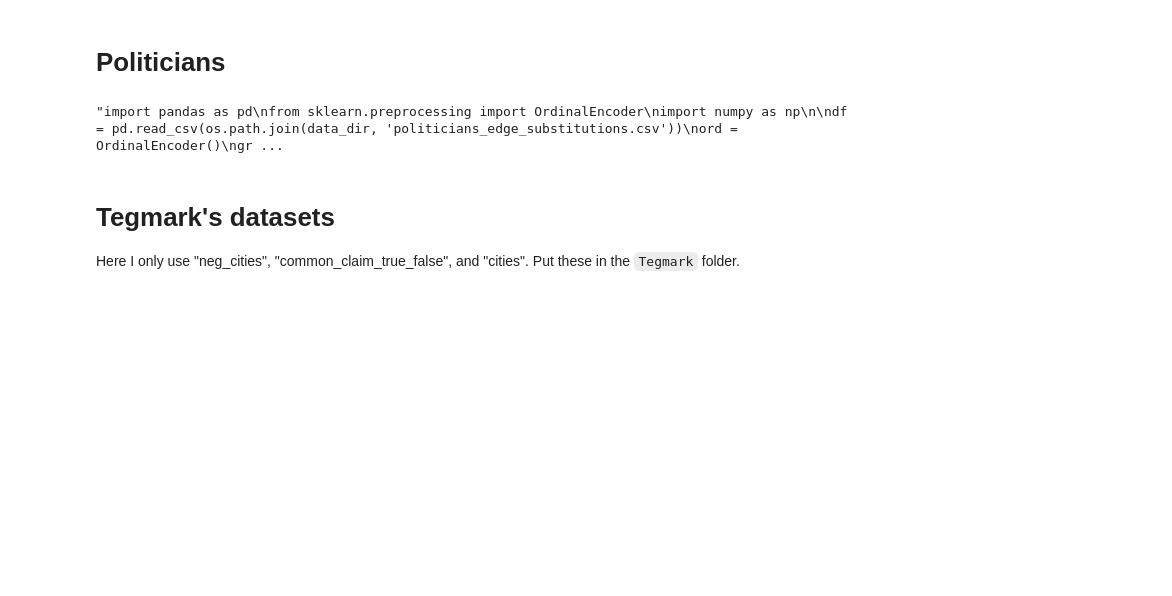
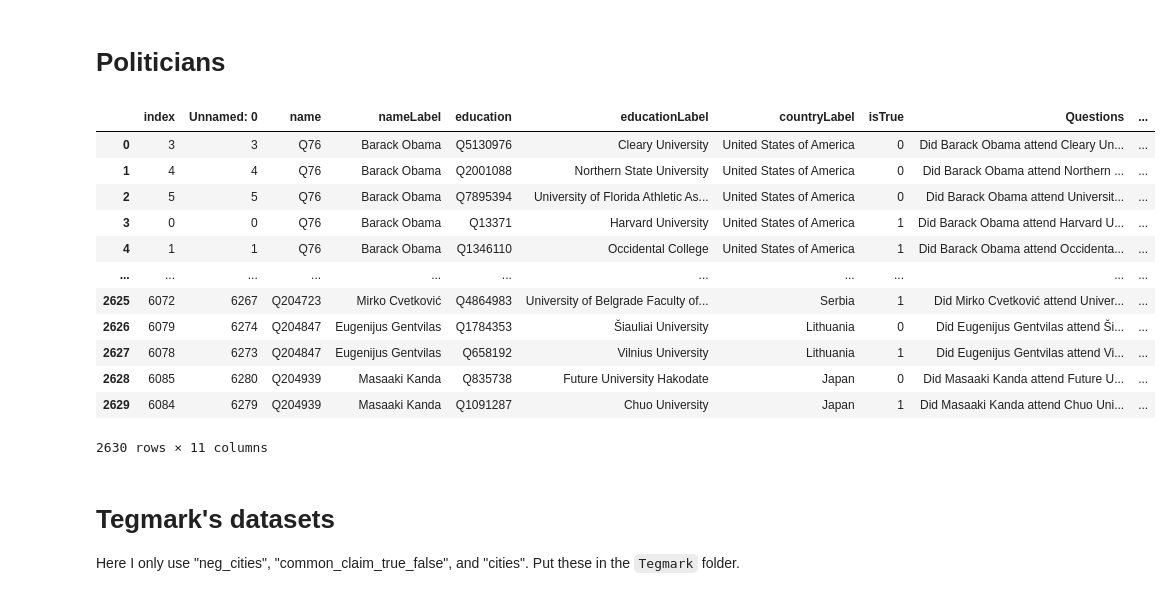
Before and after one commit to MikkelGodsk/Masters-thesis, a Jupyter notebook: notebooks/Detection_dataset_preparation_+_compute_activations.ipynb, the cells around one changed output. Drawn from its saved outputs; the diff is of its cells as text; code cells hidden in the pictures; blank space fills up the shorter version.

```diff
--- a/notebooks/Detection_dataset_preparation_+_compute_activations.ipynb
+++ b/notebooks/Detection_dataset_preparation_+_compute_activations.ipynb
@@ -3,23 +1,9 @@ dtu_hpc = "false"
 # %%
-if (not dtu_hpc) or (dtu_hpc == "false"):
-  from google.colab import drive, userdata
-  import os
-  print("Running on Google Colab")
-  drive.mount('/content/drive')
-  drive_dir = '/content/drive/My Drive/'
-  data_dir = os.path.join(drive_dir, 'Detection-datasets')
-  cache_dir = os.path.join(drive_dir, 'model_cache')
-  !pip install -q accelerate datasets
-  !pip install -q -i https://pypi.org/simple/ bitsandbytes
-  !pip install -q seaborn
-  !pip install -q optuna
-  disable_pbar = False
-
-else:
-  import os
-  print("Running at DTU HPC")
-  drive_dir = '/work3/s184399/msc'
-  data_dir = os.path.join(drive_dir, 'Detection-datasets')
-  cache_dir = os.path.join(drive_dir, "cache_dir", "huggingface")
-  disable_pbar = True
+from google.colab import drive, userdata
+import os
+drive.mount('/content/drive')
+drive_dir = '/content/drive/My Drive/'
+data_dir = os.path.join(drive_dir, 'Detection-datasets')
+cache_dir = os.path.join(drive_dir, 'model_cache')
+openai_api_key = userdata.get('OPENAI_API_KEY')
 # %% [output]
@@ -46,32 +52,44 @@ TruthfulQA_df.to_csv(os.path.join(data_dir, 'TruthfulQA_prepared.csv'))
 # %% [markdown]
 # Politicians
 # %%
-"""import pandas as pd
+import pandas as pd
 from sklearn.preprocessing import OrdinalEncoder
 import numpy as np
 
 df = pd.read_csv(os.path.join(data_dir, 'politicians_edge_substitutions.csv'))
-ord = OrdinalEncoder()
+ord = OrdinalEncoder(categories=[df['name'].unique().tolist()])
 groups = ord.fit_transform(np.array(df['name']).reshape(-1,1))
 df['Group'] = groups.astype(np.uint32)
-df = df.sort_values(by='Group', axis=0)
+#df = df.sort_values(by='Group', axis=0)
 
 n_groups = 1000
 
 selected_rows = []
-for i in range(n_groups):
+for i in df['Group'].unique()[:n_groups]:
   sel = df[df['Group']==i]
   n_true = sel['isTrue'].sum()
   n_false = (1-sel['isTrue']).sum()
   n_sel = min(n_true, n_false)
   selected_rows.append(sel[sel['isTrue']==0][:n_sel])
   selected_rows.append(sel[sel['isTrue']==1][:n_sel])
 politicians_df = pd.concat(selected_rows)
 politicians_df = politicians_df.reset_index()
-politicians_df.to_csv(os.path.join(data_dir, 'Politicians_prepared.csv'))
-politicians_df"""
+politicians_df.to_csv(os.path.join(data_dir, 'Politicians_experiment2_prepared.csv'))
+politicians_df
 # %% [output]
+|  | index | Unnamed: 0 | name | nameLabel | education | educationLabel | countryLabel | isTrue | Questions | ... |
+| 0 | 3 | 3 | Q76 | Barack Obama | Q5130976 | Cleary University | United States of America | 0 | Did Barack Obama attend Cleary Un... | ... |
+| 1 | 4 | 4 | Q76 | Barack Obama | Q2001088 | Northern State University | United States of America | 0 | Did Barack Obama attend Northern ... | ... |
+| 2 | 5 | 5 | Q76 | Barack Obama | Q7895394 | University of Florida Athletic As... | United States of America | 0 | Did Barack Obama attend Universit... | ... |
+| 3 | 0 | 0 | Q76 | Barack Obama | Q13371 | Harvard University | United States of America | 1 | Did Barack Obama attend Harvard U... | ... |
+| 4 | 1 | 1 | Q76 | Barack Obama | Q1346110 | Occidental College | United States of America | 1 | Did Barack Obama attend Occidenta... | ... |
+| ... | ... | ... | ... | ... | ... | ... | ... | ... | ... | ... |
+| 2625 | 6072 | 6267 | Q204723 | Mirko Cvetković | Q4864983 | University of Belgrade Faculty of... | Serbia | 1 | Did Mirko Cvetković attend Univer... | ... |
+| 2626 | 6079 | 6274 | Q204847 | Eugenijus Gentvilas | Q1784353 | Šiauliai University | Lithuania | 0 | Did Eugenijus Gentvilas attend Ši... | ... |
+| 2627 | 6078 | 6273 | Q204847 | Eugenijus Gentvilas | Q658192 | Vilnius University | Lithuania | 1 | Did Eugenijus Gentvilas attend Vi... | ... |
+| 2628 | 6085 | 6280 | Q204939 | Masaaki Kanda | Q835738 | Future University Hakodate | Japan | 0 | Did Masaaki Kanda attend Future U... | ... |
+| 2629 | 6084 | 6279 | Q204939 | Masaaki Kanda | Q1091287 | Chuo University | Japan | 1 | Did Masaaki Kanda attend Chuo Uni... | ... |
-"import pandas as pd\nfrom sklearn.preprocessing import OrdinalEncoder\nimport numpy as np\n\ndf = pd.read_csv(os.path.join(data_dir, 'politicians_edge_substitutions.csv'))\nord = OrdinalEncoder()\ngr ...
+2630 rows × 11 columns
 # %% [markdown]
 # Tegmark's datasets
 Here I only use "neg_cities", "common_claim_true_false", and "cities". Put these in the `Tegmark` folder.
```
Also changed, not shown: parts of 6 cells of this notebook, 2 other files.
